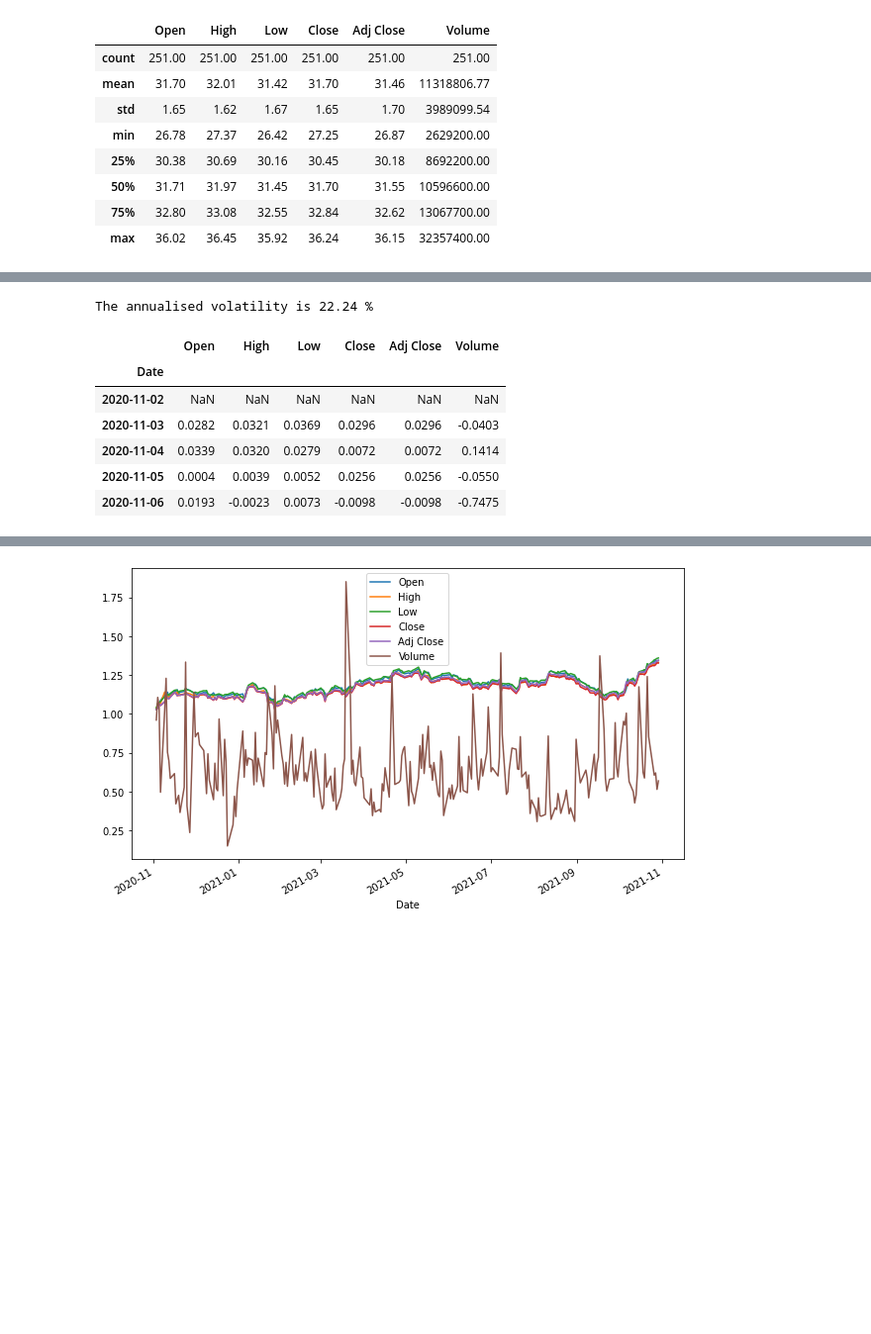
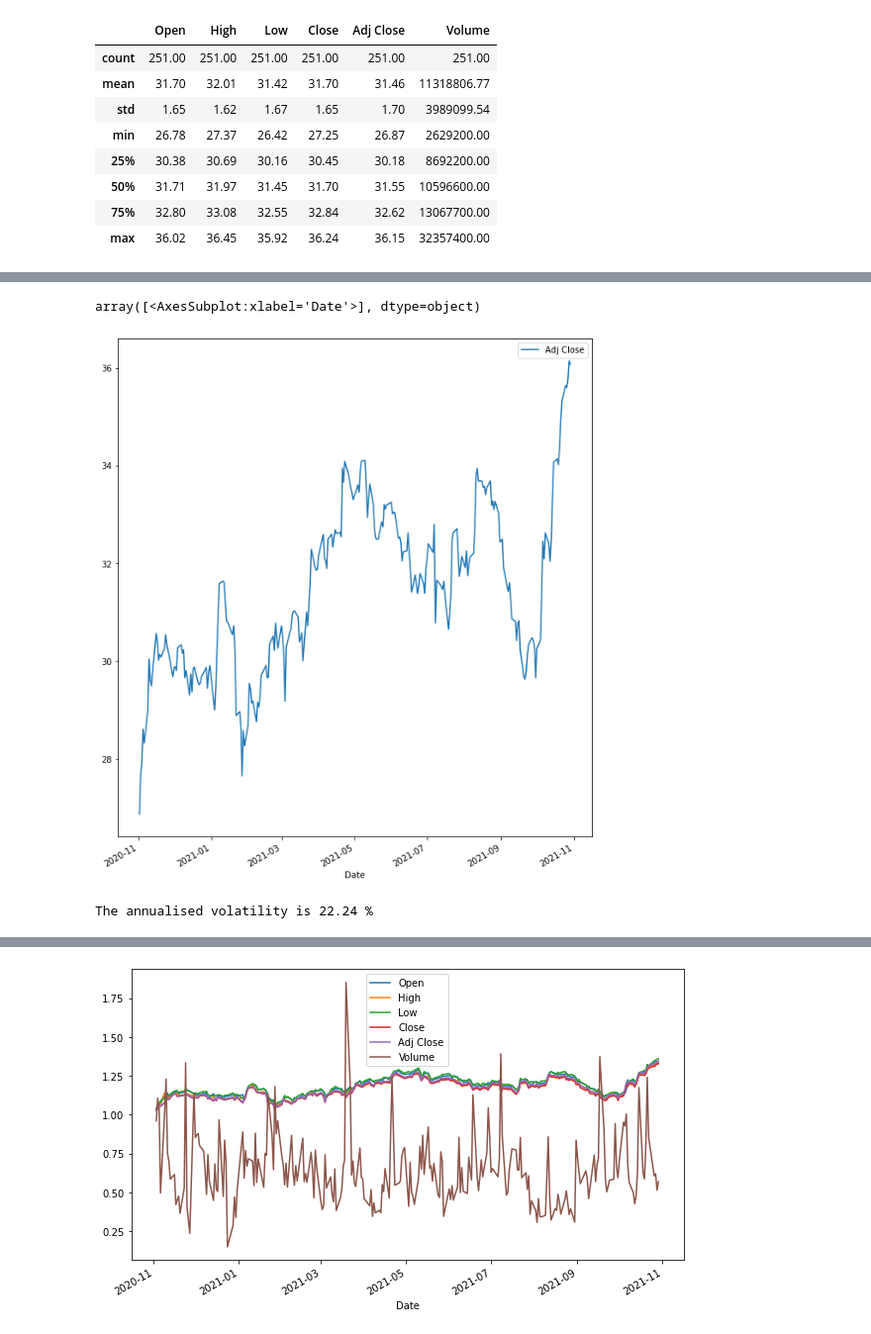
Before and after one commit to Falaita/Computational-Finanace-Course-Work, a Jupyter notebook: CSX.ipynb, the cells around one changed output, grey strips where cells are left out. Shown at 99% size. Saved outputs shown, nothing was run; the diff lists cells and outputs as text; code cells hidden in the pictures; blank space fills up the shorter version.

```diff
--- a/CSX.ipynb
+++ b/CSX.ipynb
@@ -50,3 +50,6 @@ data.describe().round(2)
 | 50% | 31.71 | 31.97 | 31.45 | 31.70 | 31.55 | 10596600.00 |
 | 75% | 32.80 | 33.08 | 32.55 | 32.84 | 32.62 | 13067700.00 |
 | max | 36.02 | 36.45 | 35.92 | 36.24 | 36.15 | 32357400.00 |
+# %%
+ADJ = data[['Adj Close']]
+ADJ.info()
@@ -53,3 +77,8 @@ data.describe().round(2)
+# %%
+ADJ.plot(figsize=(10, 12), subplots=True)
+# %% [output]
+array([<AxesSubplot:xlabel='Date'>], dtype=object)
+[figure, added]
 # %%
 log_return = np.log(data['Adj Close'] / data['Adj Close'].shift(1))
 # %%
@@ -57,14 +86,3 @@ vol = np.sqrt(252) * log_return.std()
 print('The annualised volatility is', round(vol*100,2), '%')
 # %% [output]
 The annualised volatility is 22.24 %
-# %%
-rets = np.log(data / data.shift(1))
-rets.head().round(4)
-# %% [output]
-|  | Open | High | Low | Close | Adj Close | Volume |
-| Date |  |  |  |  |  |  |
-| 2020-11-02 | NaN | NaN | NaN | NaN | NaN | NaN |
-| 2020-11-03 | 0.0282 | 0.0321 | 0.0369 | 0.0296 | 0.0296 | -0.0403 |
-| 2020-11-04 | 0.0339 | 0.0320 | 0.0279 | 0.0072 | 0.0072 | 0.1414 |
-| 2020-11-05 | 0.0004 | 0.0039 | 0.0052 | 0.0256 | 0.0256 | -0.0550 |
-| 2020-11-06 | 0.0193 | -0.0023 | 0.0073 | -0.0098 | -0.0098 | -0.7475 |
```
Also changed, not shown: parts of 5 cells of this notebook.
